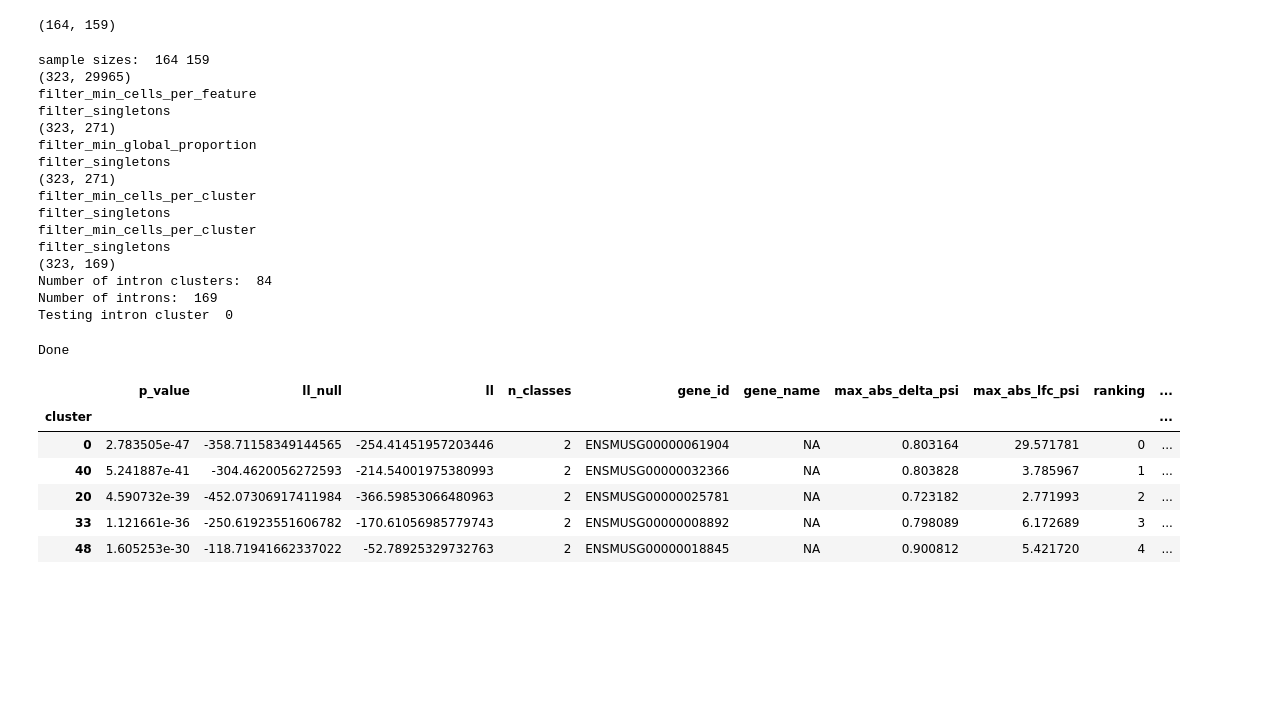
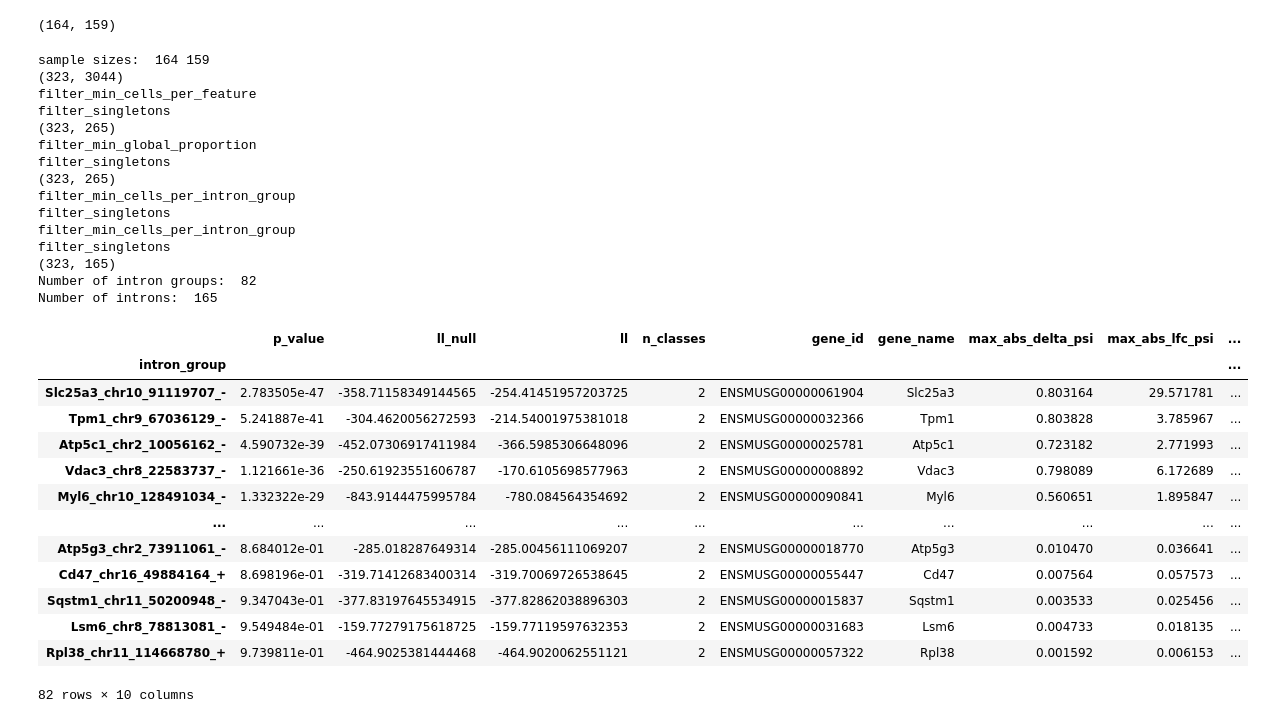
Before and after one commit to songlab-cal/scquint, a Jupyter notebook: differential_splicing_example.ipynb, the cells around one changed output. Saved outputs shown, nothing was run; the diff lists cells and outputs as text; code cells hidden in the pictures; blank space fills up the shorter version.

```diff
--- a/differential_splicing_example.ipynb
+++ b/differential_splicing_example.ipynb
@@ -66,0 +77,6 @@ Name: cell_ontology_class, dtype: int64
+# %%
+# Filtering to heart cells
+adata = adata[adata.obs.tissue=="Heart"]
+adata = filter_min_cells_per_feature(adata, 100)
+adata = filter_min_cells_per_intron_group(adata, 100)
+adata.shape
@@ -66,0 +89,4 @@ Name: cell_ontology_class, dtype: int64
+# %%
+# Obtaining a low dimensional visualization based on alternative splicing
+adata.obsm["X_umap"] = UMAP(n_components=2).fit_transform(run_pca(adata, 10))
+sc.pl.umap(adata, color='cell_ontology_class')
@@ -67,41 +95,46 @@ Name: cell_ontology_class, dtype: int64
 # %%
 # Specify the indices of the two groups to be compared
-cell_idx_a = np.where((adata.obs.tissue=="Heart") & (adata.obs.cell_ontology_class=="endocardial cell"))[0]
-cell_idx_b = np.where((adata.obs.tissue=="Heart") & (adata.obs.cell_ontology_class=="atrial myocyte"))[0]
+cell_idx_a = np.where(adata.obs.cell_ontology_class=="endocardial cell")[0]
+cell_idx_b = np.where(adata.obs.cell_ontology_class=="atrial myocyte")[0]
 len(cell_idx_a), len(cell_idx_b)
 # %% [output]
 (164, 159)
 # %%
-clusters, introns = run_differential_splicing(
-    adata, cell_idx_a, cell_idx_b, min_cells_per_cluster=50, min_total_cells_per_intron=50, n_jobs=1,
+intron_groups, introns = run_differential_splicing(
+    adata, cell_idx_a, cell_idx_b, min_cells_per_intron_group=50, min_total_cells_per_intron=50, n_jobs=1,
 )
 # %% [output]
 sample sizes:  164 159
-(323, 29965)
+(323, 3044)
 filter_min_cells_per_feature
 filter_singletons
-(323, 271)
+(323, 265)
 filter_min_global_proportion
 filter_singletons
-(323, 271)
-filter_min_cells_per_cluster
+(323, 265)
+filter_min_cells_per_intron_group
 filter_singletons
-filter_min_cells_per_cluster
+filter_min_cells_per_intron_group
 filter_singletons
-(323, 169)
-Number of intron clusters:  84
-Number of introns:  169
-Testing intron cluster  0
+(323, 165)
+Number of intron groups:  82
+Number of introns:  165
-Done
 # %%
-# clusters has information about all the intron clusters that were tested
-clusters.head()
+# information about all the intron groups that were tested
+intron_groups
 # %% [output]
-|  | p_value | ll_null | ll | n_classes | gene_id | gene_name | max_abs_delta_psi | max_abs_lfc_psi | ranking | ... |
-| cluster |  |  |  |  |  |  |  |  |  | ... |
-| 0 | 2.783505e-47 | -358.71158349144565 | -254.41451957203446 | 2 | ENSMUSG00000061904 | NA | 0.803164 | 29.571781 | 0 | ... |
-| 40 | 5.241887e-41 | -304.4620056272593 | -214.54001975380993 | 2 | ENSMUSG00000032366 | NA | 0.803828 | 3.785967 | 1 | ... |
-| 20 | 4.590732e-39 | -452.07306917411984 | -366.59853066480963 | 2 | ENSMUSG00000025781 | NA | 0.723182 | 2.771993 | 2 | ... |
-| 33 | 1.121661e-36 | -250.61923551606782 | -170.61056985779743 | 2 | ENSMUSG00000008892 | NA | 0.798089 | 6.172689 | 3 | ... |
-| 48 | 1.605253e-30 | -118.71941662337022 | -52.78925329732763 | 2 | ENSMUSG00000018845 | NA | 0.900812 | 5.421720 | 4 | ... |
+|  | p_value | ll_null | ll | n_classes | gene_id | gene_name | max_abs_delta_psi | max_abs_lfc_psi | ... |
+| intron_group |  |  |  |  |  |  |  |  | ... |
+| Slc25a3_chr10_91119707_- | 2.783505e-47 | -358.71158349144565 | -254.41451957203725 | 2 | ENSMUSG00000061904 | Slc25a3 | 0.803164 | 29.571781 | ... |
+| Tpm1_chr9_67036129_- | 5.241887e-41 | -304.4620056272593 | -214.54001975381018 | 2 | ENSMUSG00000032366 | Tpm1 | 0.803828 | 3.785967 | ... |
+| Atp5c1_chr2_10056162_- | 4.590732e-39 | -452.07306917411984 | -366.5985306648096 | 2 | ENSMUSG00000025781 | Atp5c1 | 0.723182 | 2.771993 | ... |
+| Vdac3_chr8_22583737_- | 1.121661e-36 | -250.61923551606787 | -170.6105698577963 | 2 | ENSMUSG00000008892 | Vdac3 | 0.798089 | 6.172689 | ... |
+| Myl6_chr10_128491034_- | 1.332322e-29 | -843.9144475995784 | -780.084564354692 | 2 | ENSMUSG00000090841 | Myl6 | 0.560651 | 1.895847 | ... |
+| ... | ... | ... | ... | ... | ... | ... | ... | ... | ... |
+| Atp5g3_chr2_73911061_- | 8.684012e-01 | -285.018287649314 | -285.00456111069207 | 2 | ENSMUSG00000018770 | Atp5g3 | 0.010470 | 0.036641 | ... |
+| Cd47_chr16_49884164_+ | 8.698196e-01 | -319.71412683400314 | -319.70069726538645 | 2 | ENSMUSG00000055447 | Cd47 | 0.007564 | 0.057573 | ... |
+| Sqstm1_chr11_50200948_- | 9.347043e-01 | -377.83197645534915 | -377.82862038896303 | 2 | ENSMUSG00000015837 | Sqstm1 | 0.003533 | 0.025456 | ... |
+| Lsm6_chr8_78813081_- | 9.549484e-01 | -159.77279175618725 | -159.77119597632353 | 2 | ENSMUSG00000031683 | Lsm6 | 0.004733 | 0.018135 | ... |
+| Rpl38_chr11_114668780_+ | 9.739811e-01 | -464.9025381444468 | -464.9020062551121 | 2 | ENSMUSG00000057322 | Rpl38 | 0.001592 | 0.006153 | ... |
+82 rows × 10 columns
 # %%
```
Also changed, not shown: parts of 20 cells of this notebook, 17 other files.
